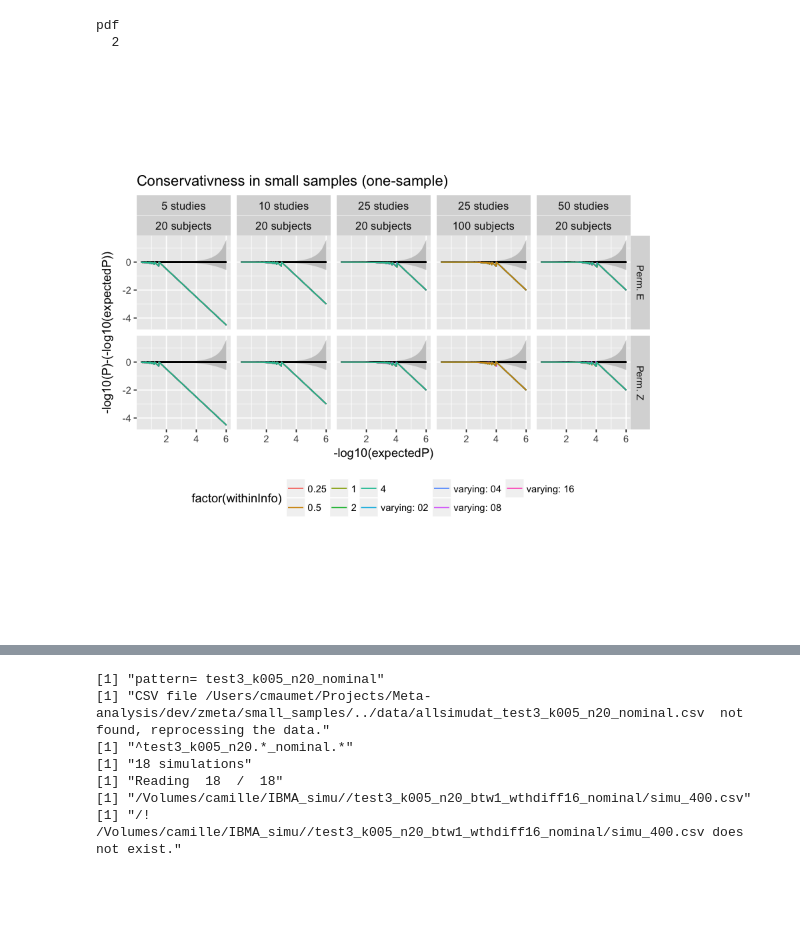
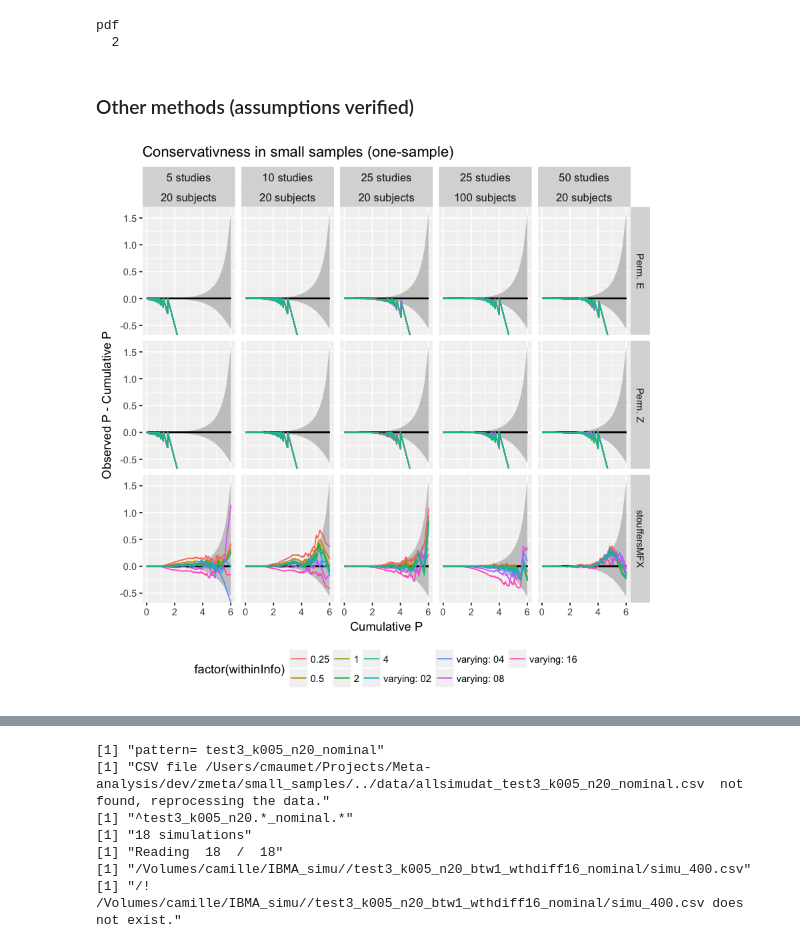
Before and after one commit to cmaumet/zmeta, a Jupyter notebook: small_samples/plot_small_sample.ipynb, the cells around one changed output, grey strips where cells are left out. Saved outputs shown, nothing was run; the diff lists cells and outputs as text; code cells hidden in the pictures; blank space fills up the shorter version.

Commit message:
Robustness figures to PDF

```diff
--- a/small_samples/plot_small_sample.ipynb
+++ b/small_samples/plot_small_sample.ipynb
@@ -217,11 +217,14 @@ dev.off()
 # %% [output]
 pdf
   2
+# %% [markdown]
+### Other methods (assumptions verified)
 # %%
-possibly_conservative_methods <- c("permutCon","permutZ")
+possibly_conservative_methods <- c("permutCon","permutZ", "stouffersMFX")
 p <- plot_qq_p(
-    list(subset(data_under_rfx_assumption, methods %in% possibly_conservative_methods)),
+    list(subset(allsimudat, methods %in% possibly_conservative_methods & Between==1)),
     formula=methods~nStudies+nSubjects, "Conservativness in small samples (one-sample)",
     mult=FALSE, lim=NA, filename=NA)
+print(p)
 # %% [output]
-[figure, old version]
+[figure, new version]
```
Also changed, not shown: parts of 3 cells of this notebook, 3 other files.
